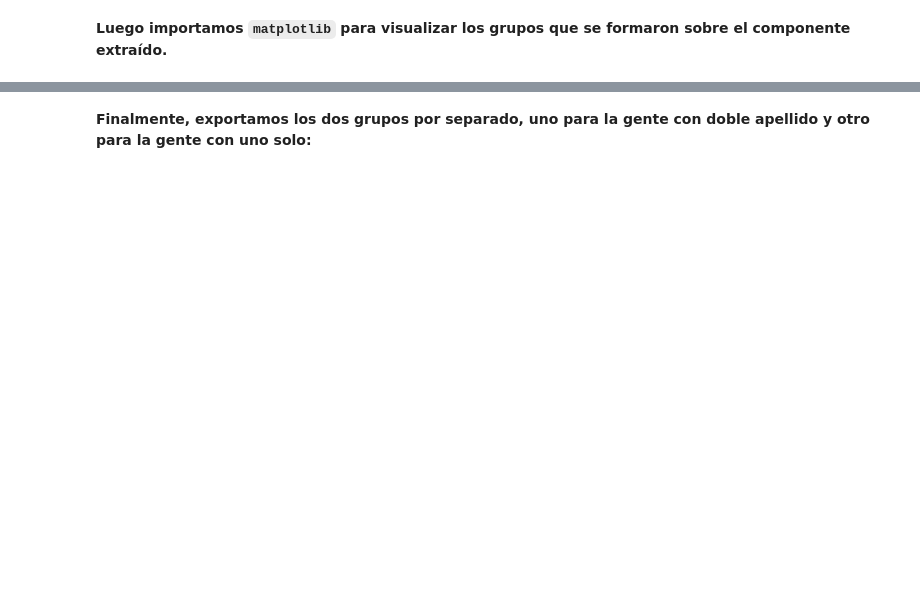
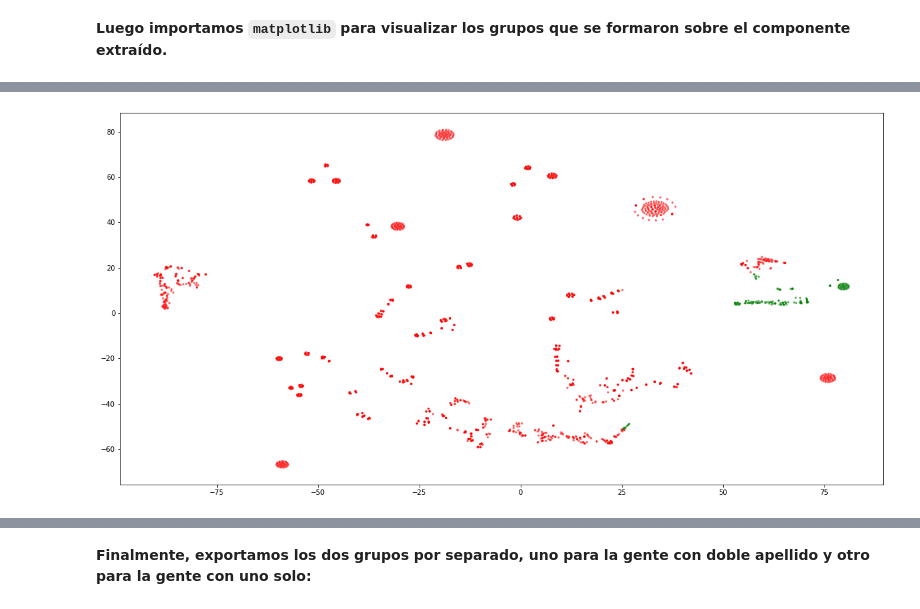
Before and after one commit to chingologram/jupyter-notebooks, a Jupyter notebook: Apellidos y nombres.ipynb, the cells around one changed output, grey strips where cells are left out. Drawn from its saved outputs; the diff is of its cells as text; code cells hidden in the pictures; blank space fills up the shorter version.

```diff
--- a/Apellidos y nombres.ipynb
+++ b/Apellidos y nombres.ipynb
@@ -82,7 +87,8 @@ Para no tener que estar lidiando con problemas de tipo por `None` en esos casos
 # %%
 dftrain = pd.DataFrame()
-dftrain['funcionario_apellido_nombre'] = df['funcionario_apellido_nombre'].apply(lambda s: s.lower())
-dftrain['palabra0'] = dftrain['funcionario_apellido_nombre'].apply(lambda s: s.split(' ')[0])
-dftrain['palabra1'] = dftrain['funcionario_apellido_nombre'].apply(lambda s: s.split(' ')[1])
-dftrain['palabra2'] = dftrain['funcionario_apellido_nombre'].apply(lambda s: s.split(' ')[2] if len(s.split(' ')) > 2 else "--SIN NOMBRE--")
+dftrain['funcionario_apellido_nombre'] = df['funcionario_apellido_nombre']
+dftrain['palabra0'] = df['funcionario_apellido_nombre'].apply(lambda s: s.split(' ')[0])
+dftrain['palabra1'] = df['funcionario_apellido_nombre'].apply(lambda s: s.split(' ')[1])
+dftrain['palabra2'] = df['funcionario_apellido_nombre'].apply(lambda s: s.split(' ')[2] if len(s.split(' ')) > 2 else "--SIN NOMBRE--")
+dftrain['count'] = df['funcionario_apellido_nombre'].apply(lambda s: len(s.split(' ')))
 # %% [markdown]
@@ -222,0 +286,4 @@ Las filas de doble apellido pertenecen al cluster 0, tanto en los casos donde G
+# %%
+
+dfacevedo = dftrain[dftrain.funcionario_apellido_nombre.str.contains('acevedo')]
+dfacevedo[['funcionario_apellido_nombre', 'cluster']]
@@ -223 +308,5 @@ Las filas de doble apellido pertenecen al cluster 0, tanto en los casos donde G
+# %%
+plotApellidos(dftrain, dfacevedo.tail(20), plt.figure().add_subplot('111'))
+# %% [output]
+[figure, added]
 # %%
```
Also changed, not shown: parts of 31 cells of this notebook.
